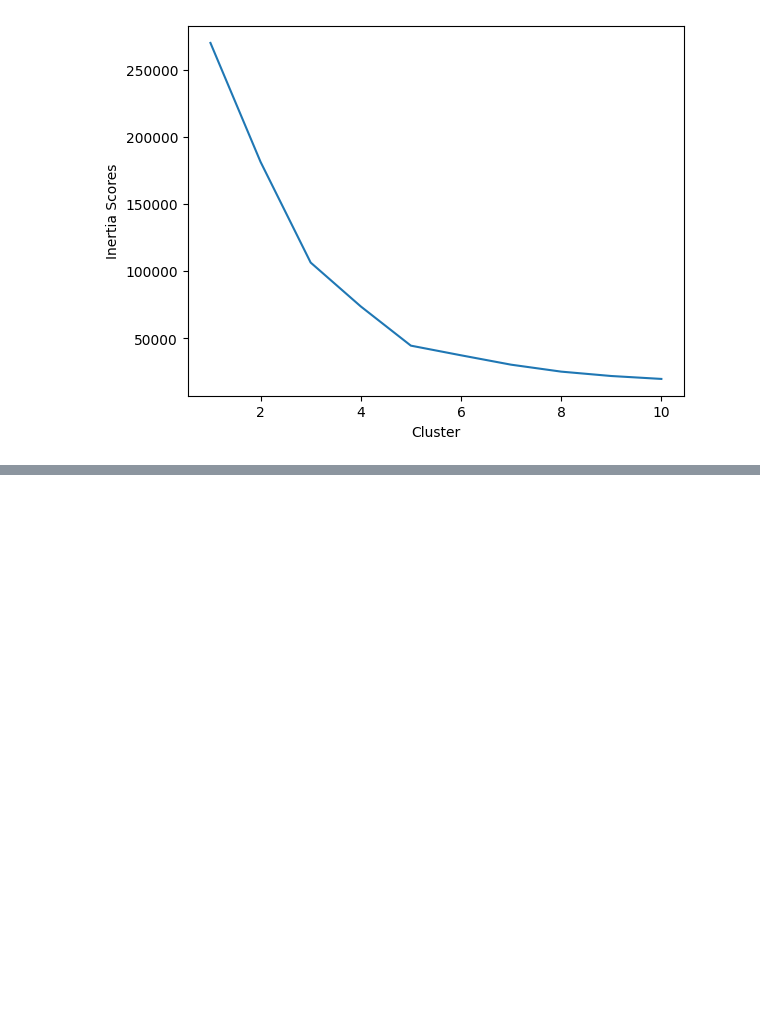
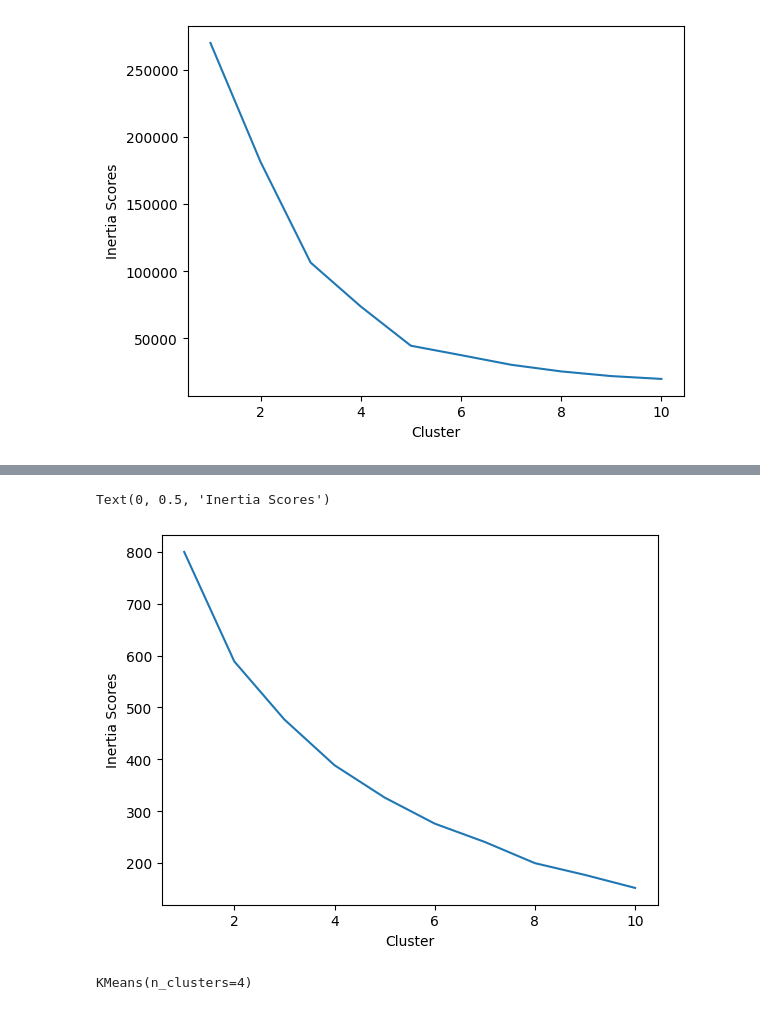
Before and after one commit to NavyaKiran/KMeans-Customer-Segmentation, a Jupyter notebook: CustomerSegmentation.ipynb, the cells around one changed output, grey strips where cells are left out. Saved outputs shown, nothing was run; the diff lists cells and outputs as text; code cells hidden in the pictures; blank space fills up the shorter version.

```diff
--- a/CustomerSegmentation.ipynb
+++ b/CustomerSegmentation.ipynb
@@ -200,0 +217,10 @@ sns.scatterplot(x = 'Annual Income (k$)', y = 'Spending Score (1-100)', hue = 'S
+# %%
+#Multivariate Clustering
+from sklearn.preprocessing import StandardScaler
+
+scale = StandardScaler()
+data = data[['Age', 'Gender','Spending Score (1-100)', 'Annual Income (k$)']]
+# %%
+data = pd.get_dummies(data, drop_first = True)
+#to handle the gender column
+#we need only one of the dummy columns, hence drop_first = True
@@ -200,0 +252,2 @@ sns.scatterplot(x = 'Annual Income (k$)', y = 'Spending Score (1-100)', hue = 'S
+# %%
+data = pd.DataFrame(scale.fit_transform(data))
@@ -200,0 +263,21 @@ sns.scatterplot(x = 'Annual Income (k$)', y = 'Spending Score (1-100)', hue = 'S
+# %%
+kmeans = KMeans()
+inertia_scores = []
+for i in range(1, 11):
+  kmeans = KMeans(n_clusters = i)
+  kmeans.fit(data)
+  inertia_scores.append(kmeans.inertia_)
+# %%
+plt.plot(range(1, 11), inertia_scores)
+plt.xlabel("Cluster")
+plt.ylabel('Inertia Scores')
+
+#n_cluster = 4
+# %% [output]
+Text(0, 0.5, 'Inertia Scores')
+[figure, added]
+# %%
+cluster = KMeans(n_clusters = 4)
+cluster.fit(data)
+# %% [output]
+KMeans(n_clusters=4)
```
Also changed, not shown: parts of 16 cells of this notebook.
